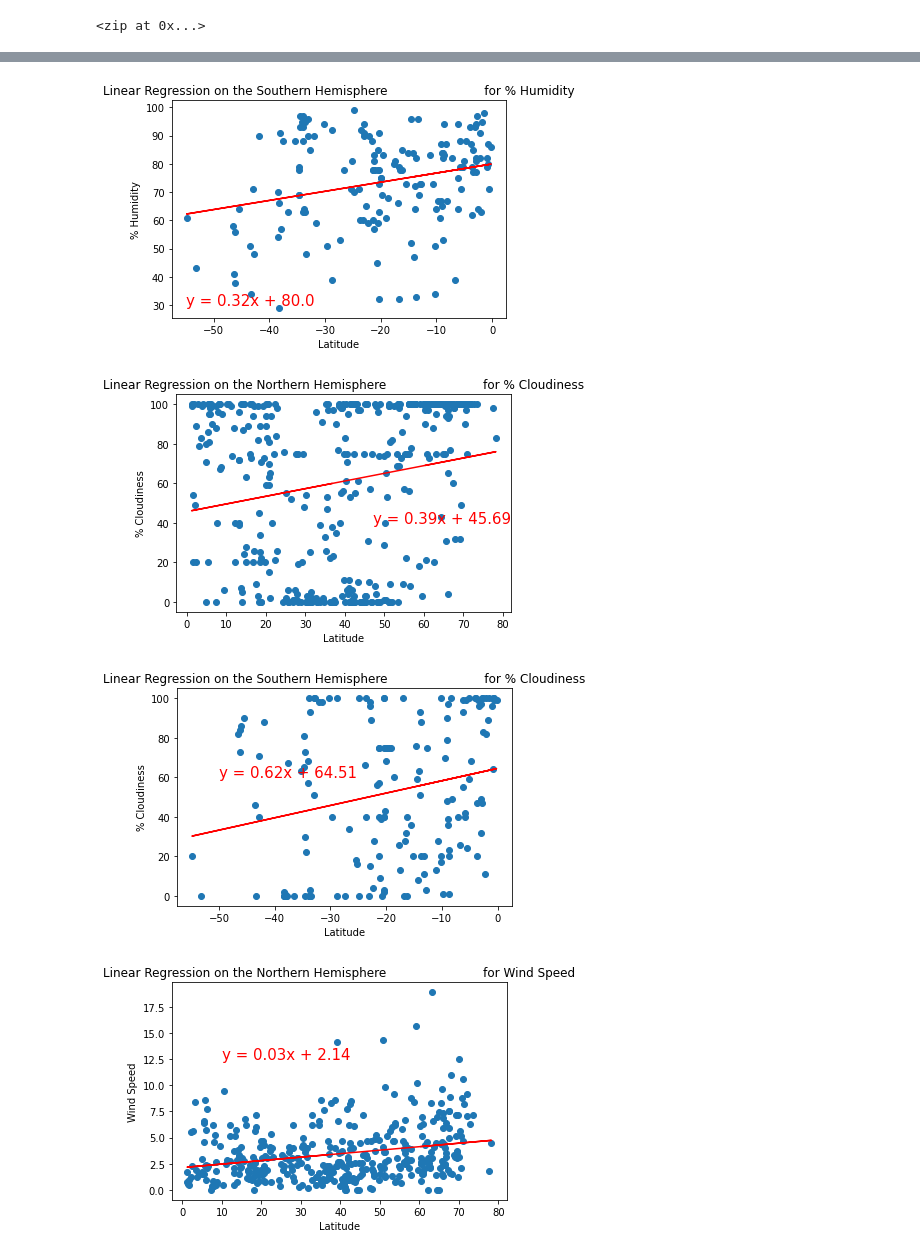
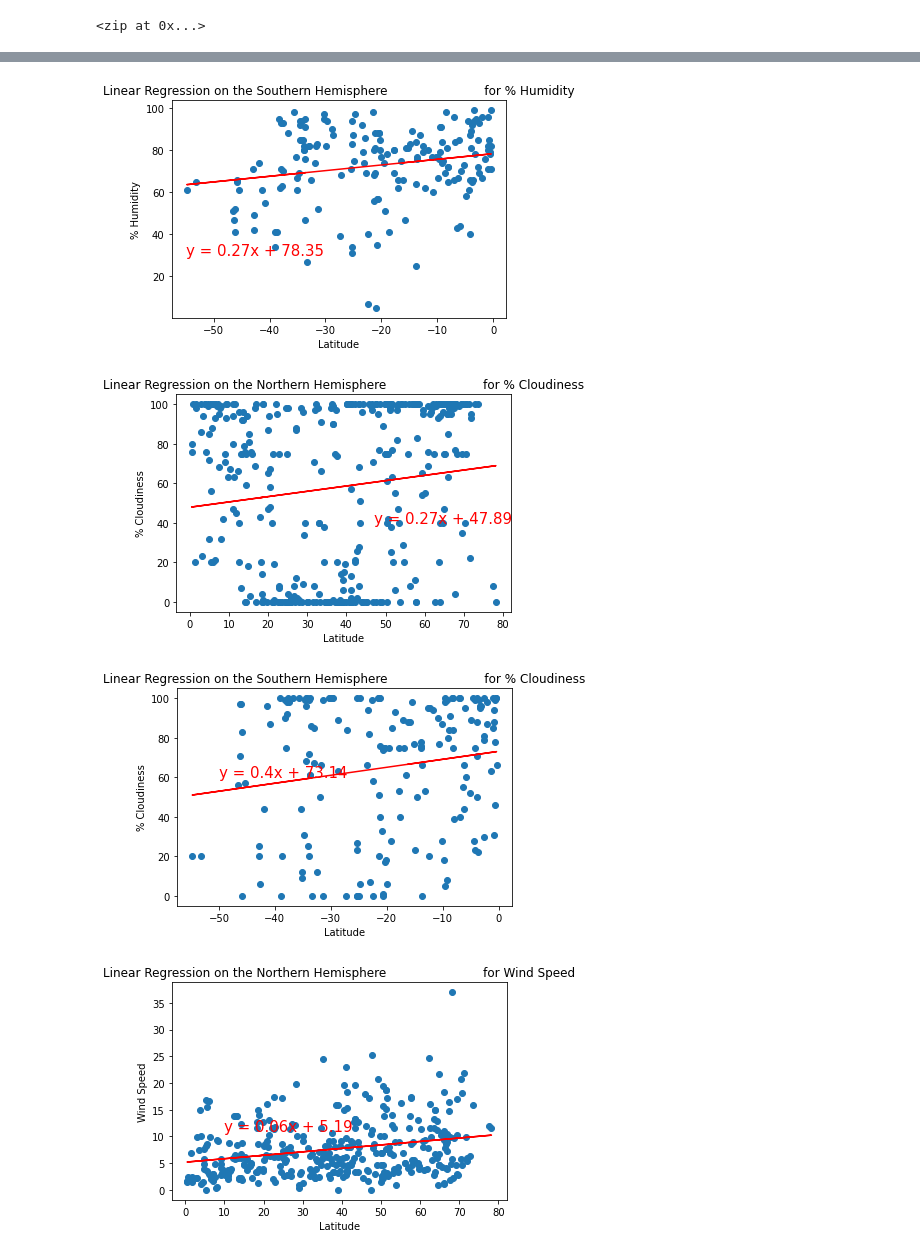
Before and after one commit to nguyenauloi/World_Weather_Analysis, a Jupyter notebook: WeatherPy.ipynb, the cells around one changed output, grey strips where cells are left out. Saved outputs shown, nothing was run; the diff lists cells and outputs as text; code cells hidden in the pictures.

```diff
--- a/WeatherPy.ipynb
+++ b/WeatherPy.ipynb
@@ -98,4 +85,14 @@ Beginning Data Retrieval
 # %%
+# Create an empty list to hold the weather data.
+city_data = []
+# Print the beginning of the logging.
+print("Beginning Data Retrieval     ")
+print("-----------------------------")
+
+# Create counters.
+record_count = 1
+set_count = 1
+
 # Loop through all the cities in the list.
 for i, city in enumerate(cities):
 
@@ -103,10 +100,10 @@ for i, city in enumerate(cities):
     if (i % 50 == 0 and i >= 50):
         set_count += 1
         record_count = 1
-        time.sleep(60)
+        time.sleep(30)
 
     # Create endpoint URL with each city.
-    city_url = url + "&q=" + city.replace(" ","+")
+    city_url = url + "&q=" + city.replace(" ","+") + "&units=imperial"
 
     # Log the URL, record, and set numbers and the city.
     print(f"Processing Record {record_count} of Set {set_count} | {city}")
@@ -380,7 +377,7 @@ plot_linear_regression(x_values, y_values,
                        'Linear Regression on the Southern Hemisphere \
                         for % Humidity', '% Humidity',(-55,30))
 # %% [output]
-[figure, old version]
+[figure, new version]
 # %%
 #6.4.4
 # %%
@@ -393,7 +390,7 @@ plot_linear_regression(x_values, y_values,
                        'Linear Regression on the Northern Hemisphere \
                         for % Cloudiness', '% Cloudiness',(47,40))
 # %% [output]
-[figure, old version]
+[figure, new version]
 # %%
 # Linear regression on the Southern Hemisphere
 x_values = southern_hemi_df["Lat"]
@@ -403,16 +400,16 @@ plot_linear_regression(x_values, y_values,
                        'Linear Regression on the Southern Hemisphere \
                         for % Cloudiness', '% Cloudiness',(-50,60))
 # %% [output]
-[figure, old version]
+[figure, new version]
 # %%
 #6.4.5
 # %%
 # Linear regression on the Northern Hemisphere
 x_values = northern_hemi_df["Lat"]
 y_values = northern_hemi_df["Wind Speed"]
 # Call the function.
 plot_linear_regression(x_values, y_values,
                        'Linear Regression on the Northern Hemisphere \
-                        for Wind Speed', 'Wind Speed',(10,12.5))
+                        for Wind Speed', 'Wind Speed',(10,11))
 # %% [output]
-[figure, old version]
+[figure, new version]
```
Also changed, not shown: parts of 20 cells of this notebook, 6 other files.
